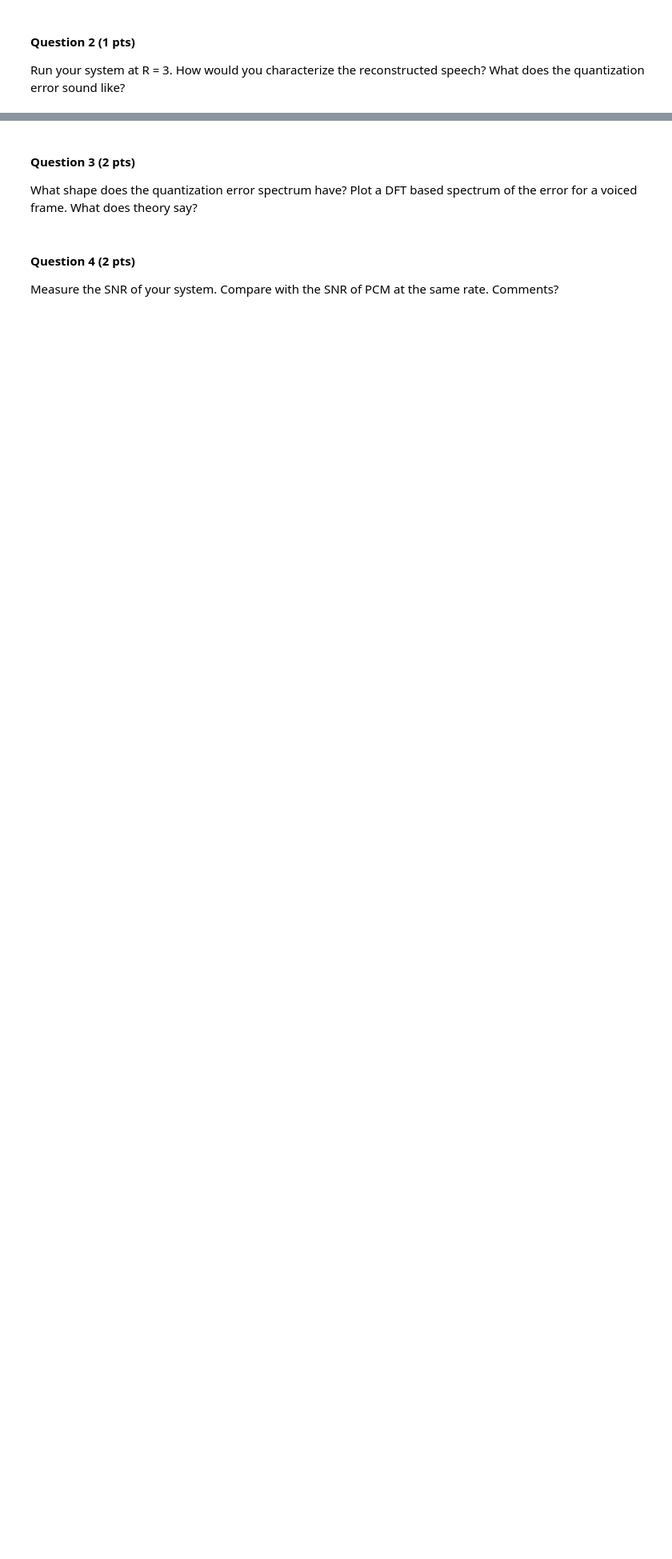
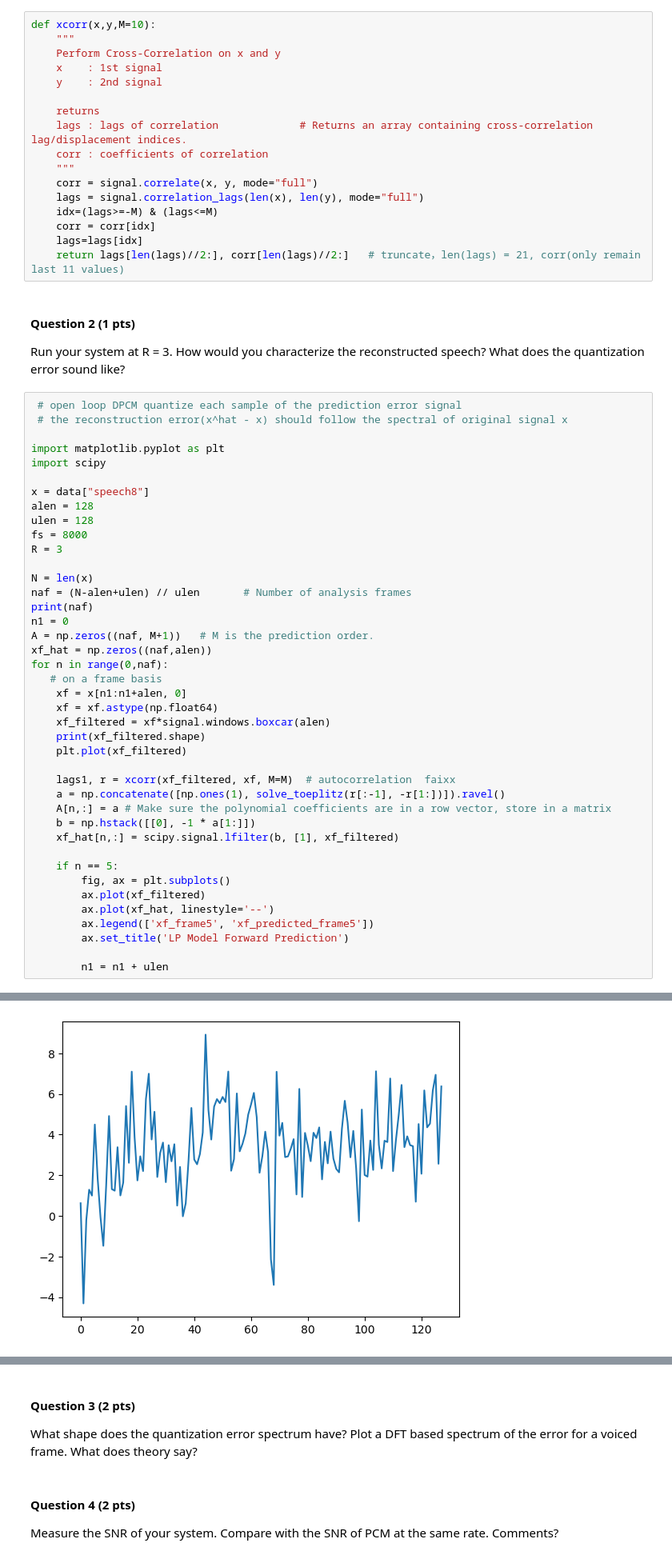
Before and after one commit to ChentingZ0/HangqChenting_speech_pro2, a Jupyter notebook: assignment2_zct.ipynb, the cells around one changed output, grey strips where cells are left out. Shown at 80% size. Saved outputs shown, nothing was run; the diff lists cells and outputs as text; blank space fills up the shorter version.

Commit message:
quantize residual

```diff
--- a/assignment2_zct.ipynb
+++ b/assignment2_zct.ipynb
@@ -740,8 +740,67 @@ decide prediction order!).
 Design the PCM quantizer for the prediction error d(n) according to
 $x_{max} = k \sigma_d$ .
 Optimize k for $R = 3$ (R meaning the rate of the residual quantizer), by experimenting, so that it sounds good, i.e., do not optimize SNR theoretically.
+# %%
+def xcorr(x,y,M=10):
+    """
+    Perform Cross-Correlation on x and y
+    x    : 1st signal
+    y    : 2nd signal
+
+    returns
+    lags : lags of correlation             # Returns an array containing cross-correlation lag/displacement indices.
+    corr : coefficients of correlation
+    """
+    corr = signal.correlate(x, y, mode="full")
+    lags = signal.correlation_lags(len(x), len(y), mode="full")
+    idx=(lags>=-M) & (lags<=M)
+    corr = corr[idx]
+    lags=lags[idx]
+    return lags[len(lags)//2:], corr[len(lags)//2:]   # truncate，len(lags) = 21, corr(only remain last 11 values)
 # %% [markdown]
 #### Question 2 (1 pts)
 
 Run your system at R = 3.
 How would you characterize the reconstructed speech? What does the quantization error sound like?
+# %%
+ # open loop DPCM quantize each sample of the prediction error signal
+ # the reconstruction error(x^hat - x) should follow the spectral of original signal x
+
+import matplotlib.pyplot as plt
+import scipy
+
+x = data["speech8"]
+alen = 128
+ulen = 128
+fs = 8000
+R = 3
+
+N = len(x)
+naf = (N-alen+ulen) // ulen       # Number of analysis frames
+print(naf)
+n1 = 0
+A = np.zeros((naf, M+1))   # M is the prediction order.
+xf_hat = np.zeros((naf,alen))
+for n in range(0,naf):
+   # on a frame basis
+    xf = x[n1:n1+alen, 0]
+    xf = xf.astype(np.float64)
+    xf_filtered = xf*signal.windows.boxcar(alen)
+    print(xf_filtered.shape)
+    plt.plot(xf_filtered)
+
+    lags1, r = xcorr(xf_filtered, xf, M=M)  # autocorrelation  faixx
+    a = np.concatenate([np.ones(1), solve_toeplitz(r[:-1], -r[1:])]).ravel()
+    A[n,:] = a # Make sure the polynomial coefficients are in a row vector, store in a matrix
+    b = np.hstack([[0], -1 * a[1:]])
+    xf_hat[n,:] = scipy.signal.lfilter(b, [1], xf_filtered)
+
+    if n == 5:
+        fig, ax = plt.subplots()
+        ax.plot(xf_filtered)
+        ax.plot(xf_hat, linestyle='--')
+        ax.legend(['xf_frame5', 'xf_predicted_frame5'])
+        ax.set_title('LP Model Forward Prediction')
+
+        n1 = n1 + ulen
+# %% [output]
@@ -747,0 +810 @@ How would you characterize the reconstructed speech? What does the quantization
+[figure, added]
```
Also changed, not shown: parts of 2 cells of this notebook, 1 other file.
